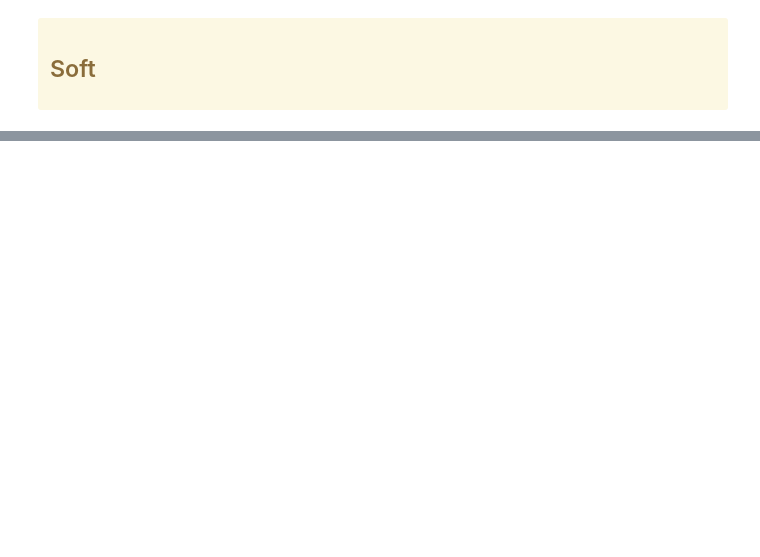
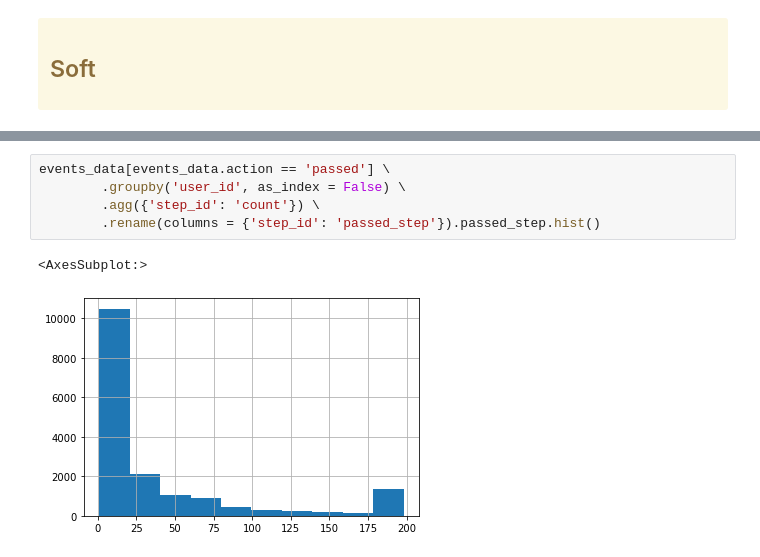
Before and after one commit to iboiarkin96/education_courses, a Jupyter notebook: Основы Статистики [Карпов]/Введение в Data Science и машинное обучение.ipynb, the cells around one changed output, grey strips where cells are left out. Cells and saved outputs as stored; diff of their text form; blank space fills up the shorter version.

```diff
--- a/Основы Статистики [Карпов]/Введение в Data Science и машинное обучение.ipynb
+++ b/Основы Статистики [Карпов]/Введение в Data Science и машинное обучение.ipynb
@@ -534,0 +524,8 @@ my_stat#.query('n_users >= 0')['n_users']
+# %%
+events_data[events_data.action == 'passed'] \
+        .groupby('user_id', as_index = False) \
+        .agg({'step_id': 'count'}) \
+        .rename(columns = {'step_id': 'passed_step'}).passed_step.hist()
+# %% [output]
+<AxesSubplot:>
+[figure, added]
```
Also changed, not shown: parts of 32 cells of this notebook, 2 other files.
